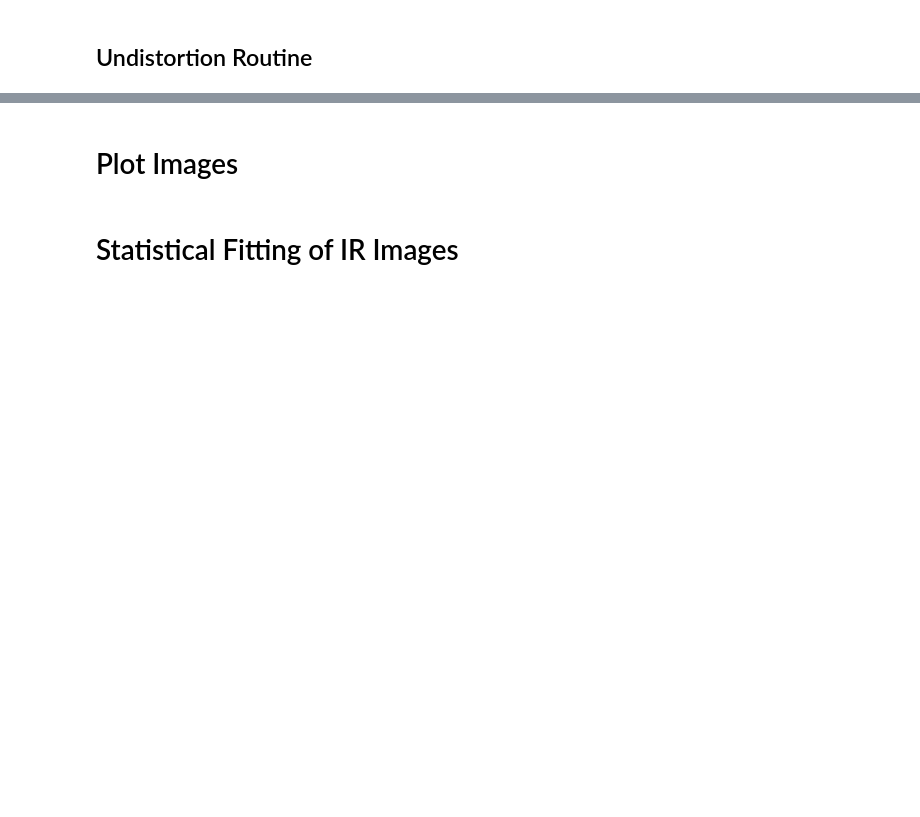
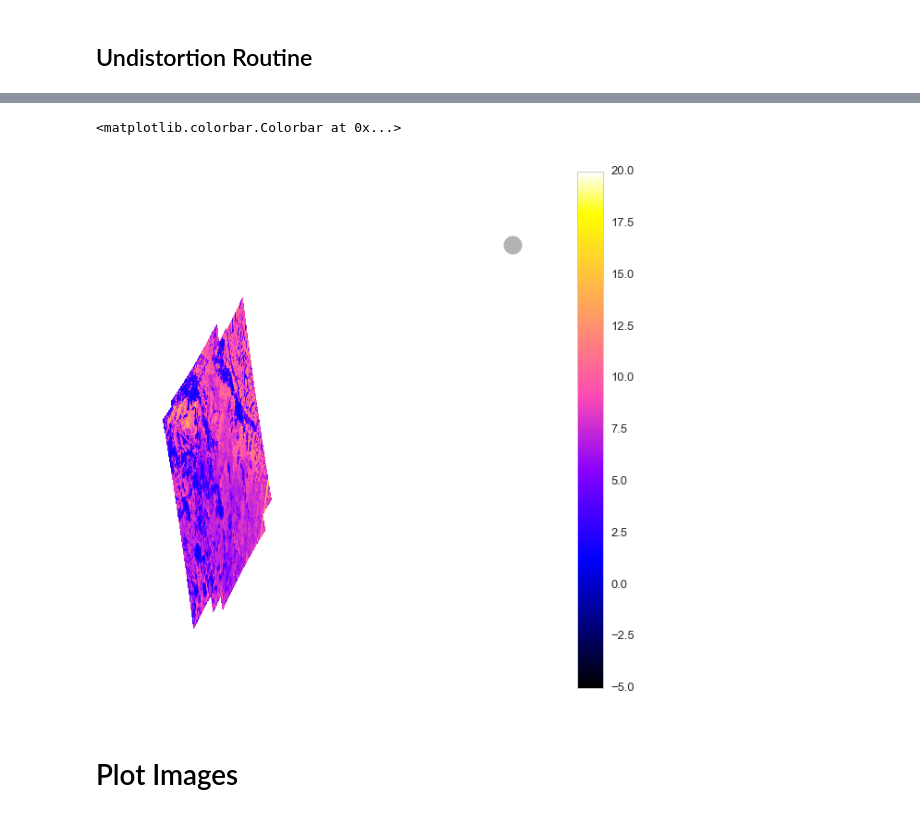
Before and after one commit to klapo/TurbulenceFeedbacks, a Jupyter notebook: TF.SNQ.IR_Flights_SpatialVar.ipynb, the cells around one changed output, grey strips where cells are left out. Drawn from its saved outputs; the diff is of its cells as text; code cells hidden in the pictures; blank space fills up the shorter version.

```diff
--- a/TF.SNQ.IR_Flights_SpatialVar.ipynb
+++ b/TF.SNQ.IR_Flights_SpatialVar.ipynb
@@ -432,9 +472,9 @@ for dv in cameraLocDataset.data_vars:
 
 # --------------------------------------------------------------------------------------------
 # IR Images (sub-sampled to 1 out of every 10)
-cameraDataset = xr.open_mfdataset('SNQ.IRFlight_1.*', chunks={'time': 100})
+timeChunkSize = 100
+cameraDataset = xr.open_mfdataset('SNQ.IRFlight_*', chunks={'time': timeChunkSize})
 
 # Align location and image data
-cameraLocDataset = cameraLocDataset.reindex_like(cameraDataset)
-cameraDataset = xr.merge([cameraDataset, cLD], join='inner')
-print(cameraDataset)
+cameraLocDataset = cameraLocDataset.reindex_like(cameraDataset, method='nearest')
+cameraDataset = xr.merge([cameraDataset, cameraLocDataset])
@@ -526,0 +600,22 @@ Image 702 of 702
+# %%
+cmap_delta = kgraph.cmap_discretize(cm.gnuplot2, 13)
+
+fig, ax = plt.subplots(1, 1, figsize=(10, 10))
+for n, t in enumerate(cameraDataset.time):
+    print("\r", n, end="")
+    # Plot IR images
+    unDS = undistort.sel(time=t)
+    imDS = cameraDataset.sel(time=t)
+    if np.std(imDS.images.values.flatten()) < 2:
+        continue
+    im = ax.pcolormesh(unDS.easting, unDS.northing, imDS.images,
+                       cmap=cm.gnuplot2, vmin=-5, vmax=20)
+    ax.set_axis_off()
+
+# Snoqualmie's location
+e, n, z, _ = utm.from_latlon(47.424883, -121.413893)
+ax.plot(e, n, 'o', markersize=20, color="0.7")
+fig.colorbar(im)
+
+fig.savefig('TF.SNQ_IRFlights.BrightnessTemperature.BoundedAGU.pdf')
+# %% [output]
@@ -527,2 +623,4 @@ Image 702 of 702
+<matplotlib.colorbar.Colorbar at 0x...>
+[figure, added]
 # %% [markdown]
 # Plot Images
@@ -589,2 +626,0 @@ for j in np.arange(numFrames):
-# %% [markdown]
-# Statistical Fitting of IR Images
```
Also changed, not shown: parts of 17 cells of this notebook.
